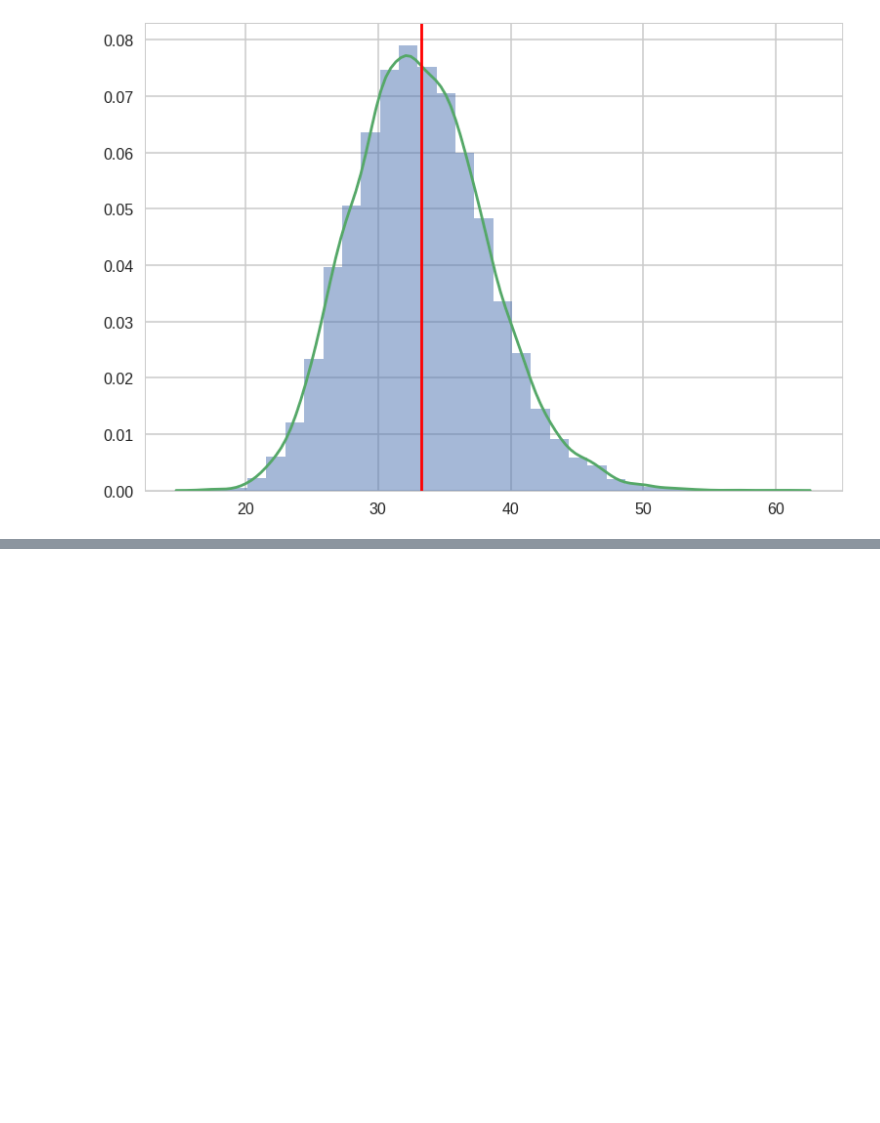
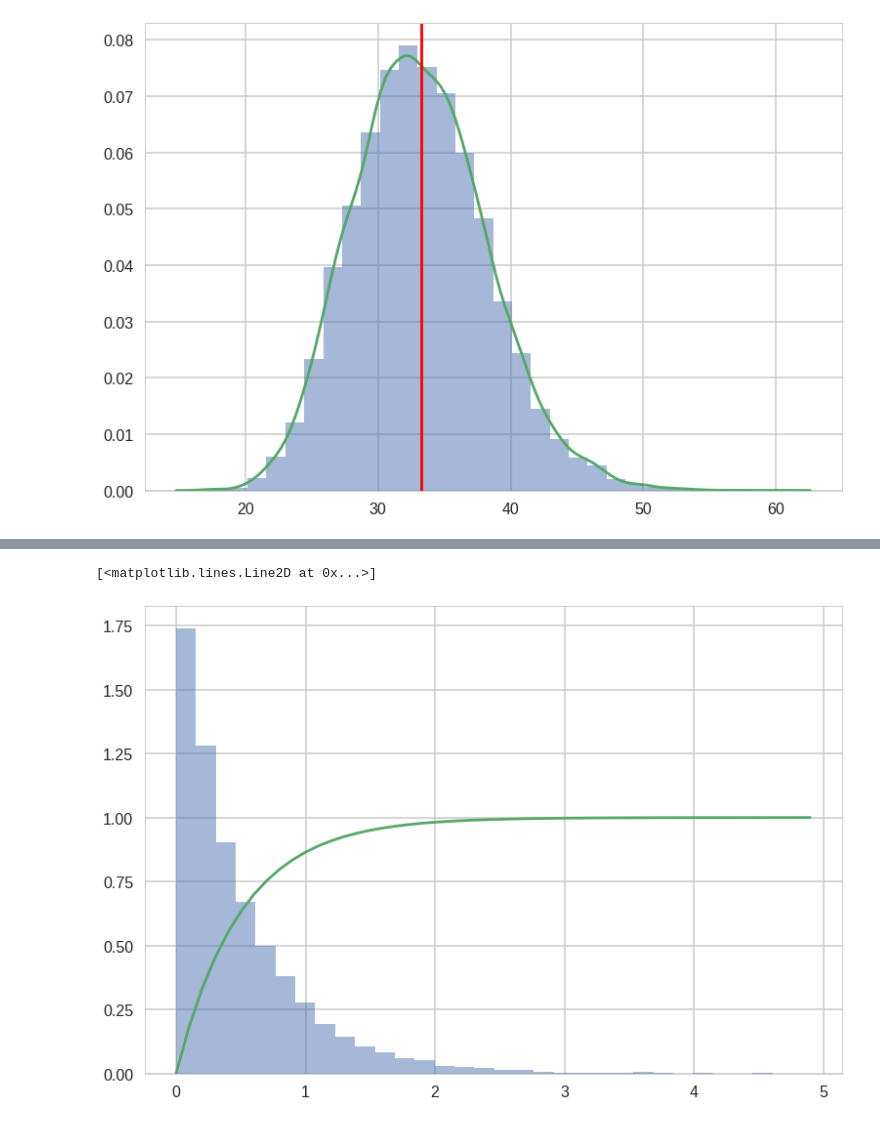
Before and after one commit to ShichengChen/cs109, a Jupyter notebook: 2015lab3-master/Lab3-Freq.ipynb, the cells around one changed output, grey strips where cells are left out. Cells and saved outputs as stored; diff of their text form; code cells hidden in the pictures; blank space fills up the shorter version.

```diff
--- a/2015lab3-master/Lab3-Freq.ipynb
+++ b/2015lab3-master/Lab3-Freq.ipynb
@@ -480,0 +490,9 @@ plt.axvline(timediffs.mean(), 0, 1, color='r', label='Our Sample')
+# %%
+rv = expon(scale=1.0/2)
+plt.hist(rv.rvs(size=10000), normed=True, alpha=0.5, bins=30);
+x = np.arange(0,5,0.1)
+y = 1 - np.exp(-2 * x)
+plt.plot(x,y)
+# %% [output]
+[<matplotlib.lines.Line2D at 0x...>]
+[figure, added]
```
Also changed, not shown: parts of 4 cells of this notebook.
